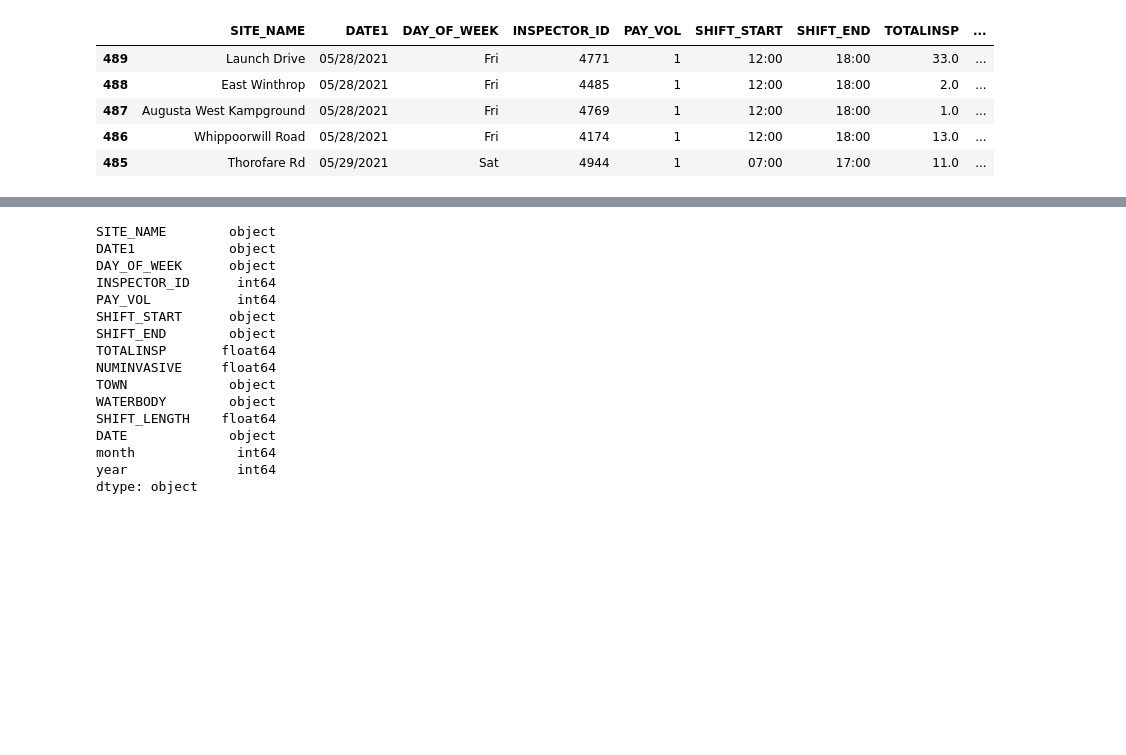
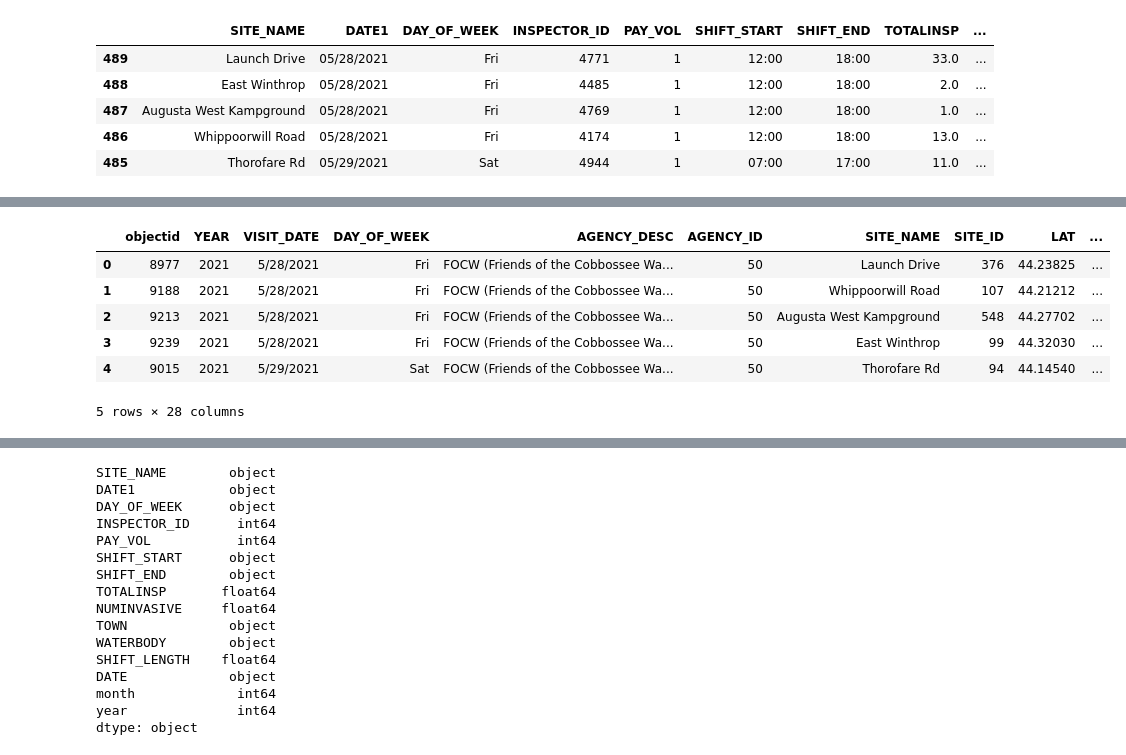
Before and after one commit to kellsweig/FOCW-Project, a Jupyter notebook: Data Cleaning & EDA.ipynb, the cells around one changed output, grey strips where cells are left out. Cells and saved outputs as stored; diff of their text form; code cells hidden in the pictures; blank space fills up the shorter version.

Commit message:
uploaded wether data and data for more orgs

```diff
--- a/Data Cleaning & EDA.ipynb
+++ b/Data Cleaning & EDA.ipynb
@@ -413,3 +415,5 @@ shift_df.head()
 shift_df.to_csv('data/shift_details.csv', index=False)
 # %%
 shift_df= pd.read_csv('data/shift_details.csv')
+# %%
+df_plus = pd.read_csv('data/FOCW_CBI_21_22_shift.csv')
@@ -415,0 +429,10 @@ shift_df= pd.read_csv('data/shift_details.csv')
+# %%
+df_plus.head()
+# %% [output]
+|  | objectid | YEAR | VISIT_DATE | DAY_OF_WEEK | AGENCY_DESC | AGENCY_ID | SITE_NAME | SITE_ID | LAT | ... |
+| 0 | 8977 | 2021 | 5/28/2021 | Fri | FOCW (Friends of the Cobbossee Wa... | 50 | Launch Drive | 376 | 44.23825 | ... |
+| 1 | 9188 | 2021 | 5/28/2021 | Fri | FOCW (Friends of the Cobbossee Wa... | 50 | Whippoorwill Road | 107 | 44.21212 | ... |
+| 2 | 9213 | 2021 | 5/28/2021 | Fri | FOCW (Friends of the Cobbossee Wa... | 50 | Augusta West Kampground | 548 | 44.27702 | ... |
+| 3 | 9239 | 2021 | 5/28/2021 | Fri | FOCW (Friends of the Cobbossee Wa... | 50 | East Winthrop | 99 | 44.32030 | ... |
+| 4 | 9015 | 2021 | 5/29/2021 | Sat | FOCW (Friends of the Cobbossee Wa... | 50 | Thorofare Rd | 94 | 44.14540 | ... |
+5 rows × 28 columns
```
Also changed, not shown: parts of 7 cells of this notebook, 1 other file.
